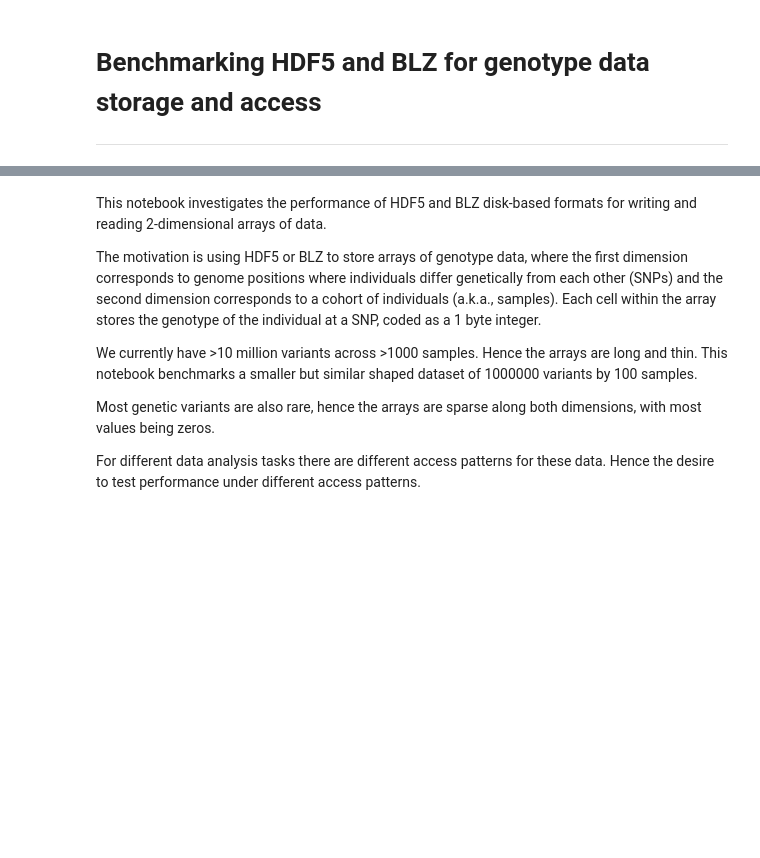
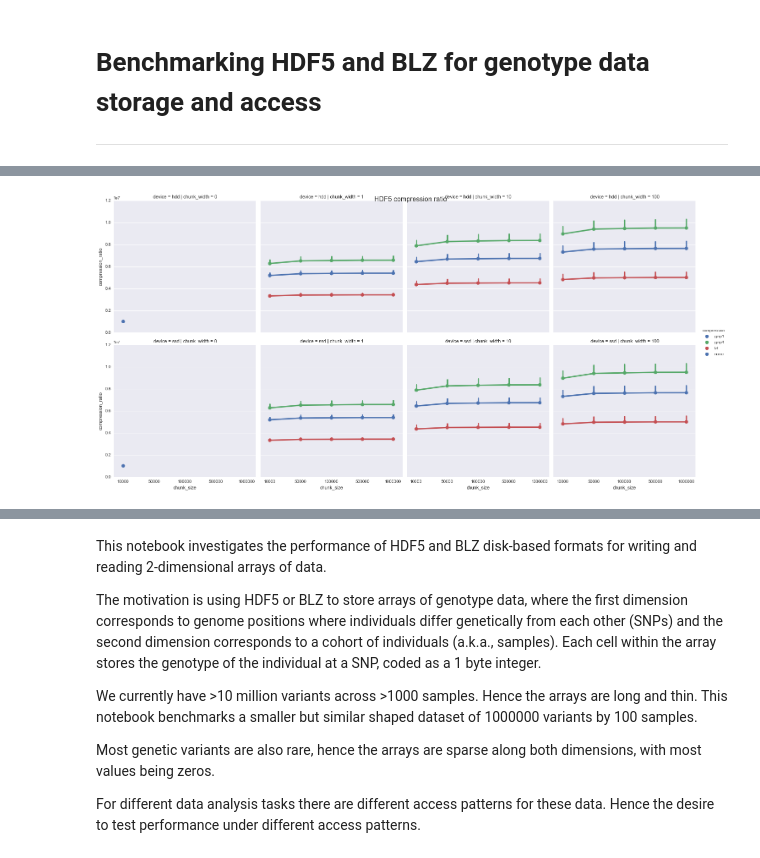
Before and after one commit to kochunov/Testing-HDF5-format-for-whole-genome-sequence-storage, a Jupyter notebook: benchmark_hdf5_blz.ipynb, the cells around one changed output, grey strips where cells are left out. Cells and saved outputs as stored; diff of their text form; code cells hidden in the pictures; blank space fills up the shorter version.

```diff
--- a/benchmark_hdf5_blz.ipynb
+++ b/benchmark_hdf5_blz.ipynb
@@ -3,0 +289,8 @@
+# %%
+grid = sns.factorplot(x='chunk_size', y='compression_ratio',
+                      row='device', col='chunk_width', hue='compression',
+                      data=df_write_h5, kind='point', estimator=np.min)
+#grid.set(ylim=(0, 4))
+grid.fig.suptitle('HDF5 compression ratio', fontsize=16);
+# %% [output]
+[figure, added]
```
Also changed, not shown: parts of 24 cells of this notebook, 1 other file.
